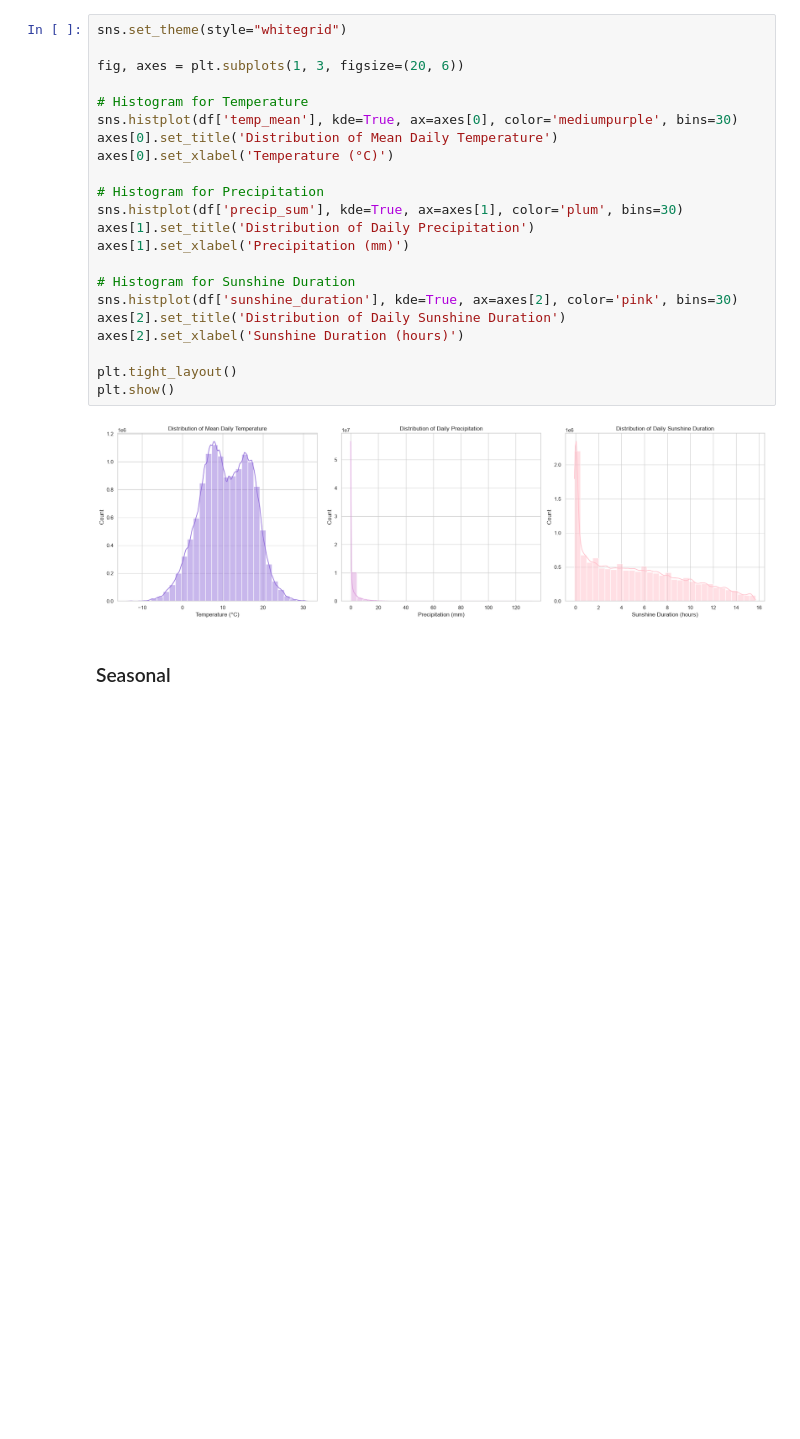
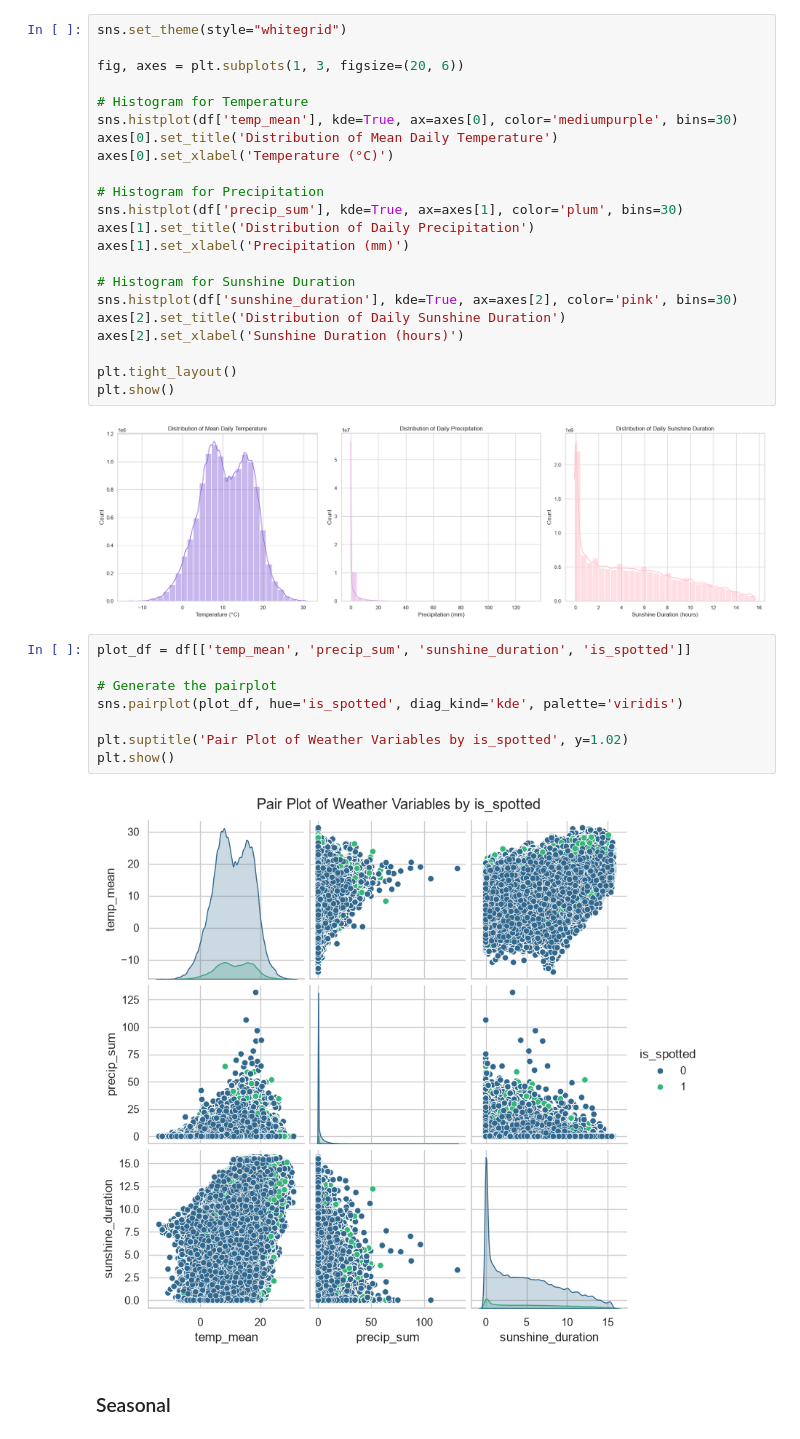
Before and after one commit to Sannebeast/Rabbitions, a Jupyter notebook: notebooks/project.ipynb, the cells around one changed output. Saved outputs shown, nothing was run; the diff lists cells and outputs as text; blank space fills up the shorter version.

```diff
--- a/notebooks/project.ipynb
+++ b/notebooks/project.ipynb
@@ -427,6 +423,16 @@ plt.tight_layout()
 plt.show()
 # %% [output]
 [figure]
+# %%
+plot_df = df[['temp_mean', 'precip_sum', 'sunshine_duration', 'is_spotted']]
+
+# Generate the pairplot
+sns.pairplot(plot_df, hue='is_spotted', diag_kind='kde', palette='viridis')
+
+plt.suptitle('Pair Plot of Weather Variables by is_spotted', y=1.02)
+plt.show()
+# %% [output]
+[figure, added]
 # %% [markdown]
 ### Seasonal
 # %%
```
Also changed, not shown: parts of 10 cells of this notebook.
